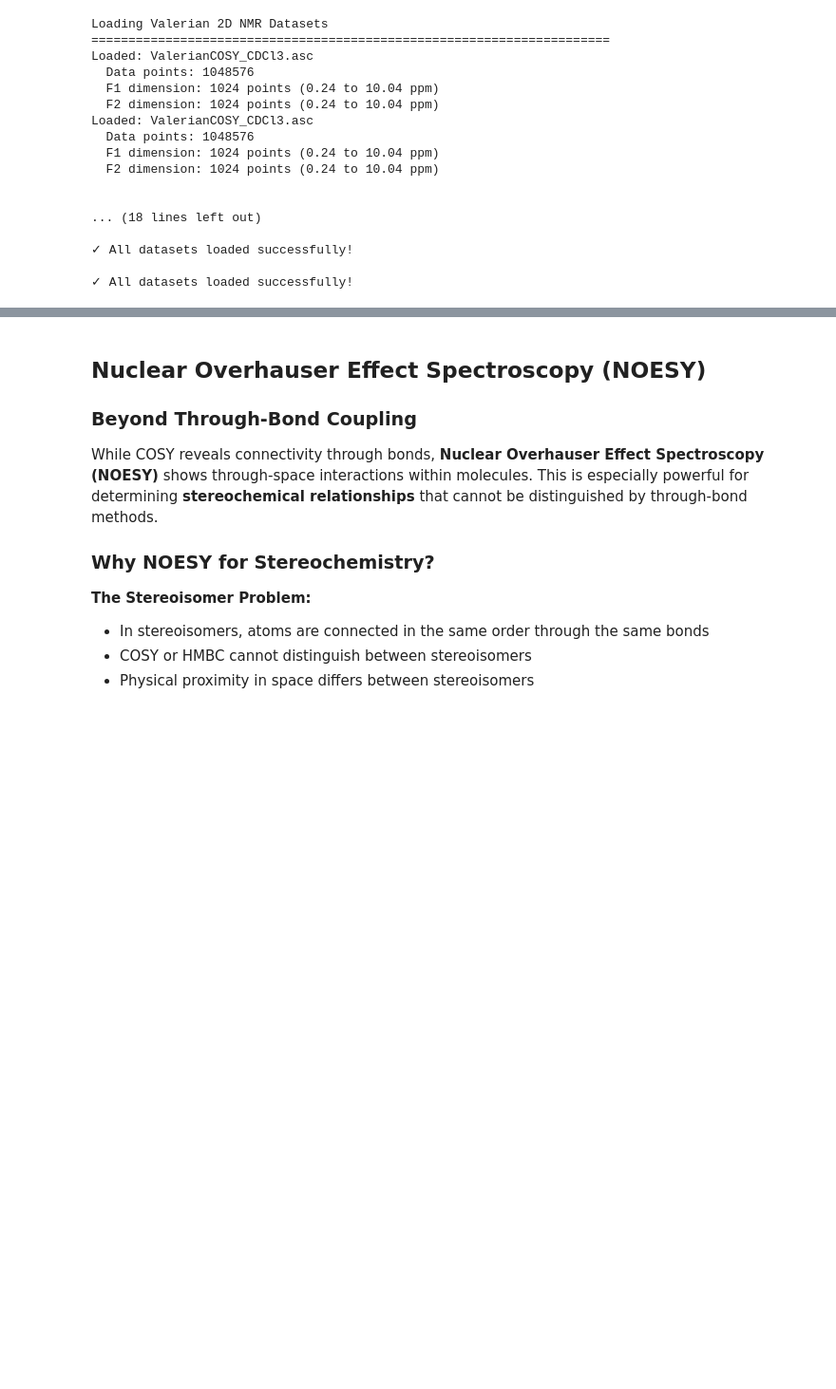
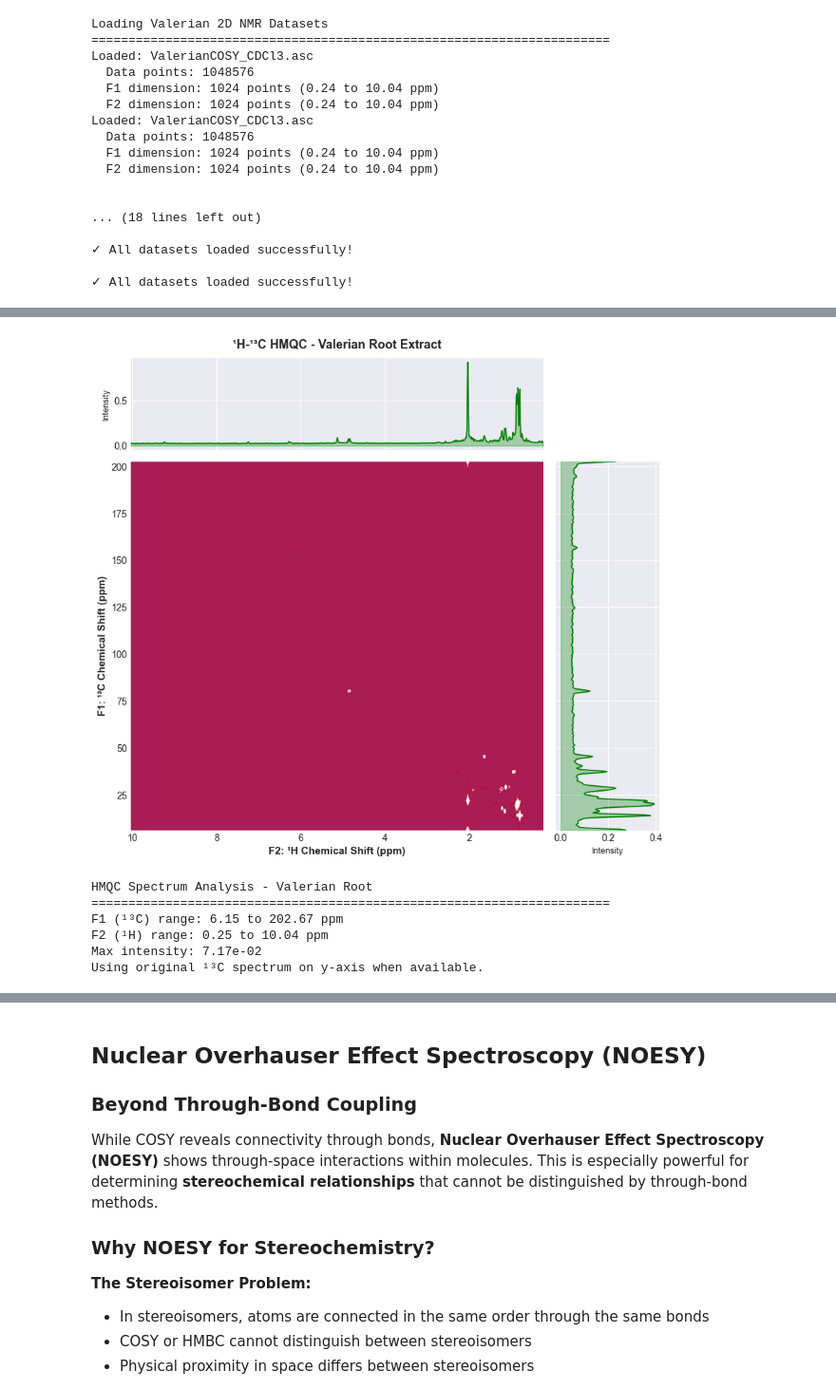
Before and after one commit to Quintinlf/NMR-Project, a Jupyter notebook: fall_semester_2025/2D_nmr.ipynb, the cells around one changed output, grey strips where cells are left out. Shown at 95% size. Cells and saved outputs as stored; diff of their text form; code cells hidden in the pictures; blank space fills up the shorter version.

```diff
--- a/fall_semester_2025/2D_nmr.ipynb
+++ b/fall_semester_2025/2D_nmr.ipynb
@@ -1294,0 +691,72 @@ This notebook now includes **real experimental 2D NMR data** from Valerian root
+# %%
+# Plot HMQC spectrum from real Valerian data with projections (use original ¹³C spectrum on y-axis)
+
+fig = plt.figure(figsize=(10, 9))
+gs = fig.add_gridspec(2, 2, width_ratios=[4, 1], height_ratios=[1, 4],
+                      hspace=0.05, wspace=0.05)
+
+ax_main = fig.add_subplot(gs[1, 0])
+
+# Use a multicolor map so “spots” appear in different colors
+contourf = ax_main.contourf(hmqc_data['f2_grid'], hmqc_data['f1_grid'],
+                            hmqc_data['intensity_grid'],
+                            levels=60, cmap='Spectral', alpha=0.9)
+# Outline levels to enhance spots on white
+ax_main.contour(hmqc_data['f2_grid'], hmqc_data['f1_grid'],
+                hmqc_data['intensity_grid'],
+                levels=levels_hmqc, colors='white', linewidths=0.8, alpha=0.6)
+
+ax_main.set_xlabel('F2: ¹H Chemical Shift (ppm)', fontsize=11, fontweight='bold')
+ax_main.set_ylabel('F1: ¹³C Chemical Shift (ppm)', fontsize=11, fontweight='bold')
+ax_main.invert_xaxis()
+ax_main.invert_yaxis()
+
+# Top projection (F2 - ¹H dimension)
+ax_top = fig.add_subplot(gs[0, 0], sharex=ax_main)
+f2_projection = np.sum(hmqc_data['intensity_grid'], axis=0)
+ax_top.plot(hmqc_data['f2'], f2_projection, 'g-', linewidth=1.2)
+ax_top.fill_between(hmqc_data['f2'], f2_projection, alpha=0.3, color='green')
+ax_top.set_ylabel('Intensity', fontsize=9)
+ax_top.tick_params(labelbottom=False)
+ax_top.set_title('¹H-¹³C HMQC - Valerian Root Extract', fontsize=13, fontweight='bold', pad=10)
+
+# Right projection (F1 - ¹³C dimension) - prefer 1D carbon spectrum
+ax_right = fig.add_subplot(gs[1, 1], sharey=ax_main)
+if has_carbon_1d:
+    from scipy.interpolate import interp1d
+    mask = (c13_ppm >= hmqc_data['f1'].min()) & (c13_ppm <= hmqc_data['f1'].max())
+    if mask.sum() > 10:
+        interp_func = interp1d(c13_ppm[mask], c13_intensity[mask], kind='linear', bounds_error=False, fill_value=0.0)
+        f1_spectrum = interp_func(hmqc_data['f1'])
+        ax_right.plot(f1_spectrum, hmqc_data['f1'], 'b-', linewidth=1.2, label='¹³C spectrum')
+        ax_right.fill_betweenx(hmqc_data['f1'], f1_spectrum, alpha=0.3, color='blue')
+    else:
+        f1_projection = np.sum(hmqc_data['intensity_grid'], axis=1)
+        ax_right.plot(f1_projection, hmqc_data['f1'], 'g-', linewidth=1.2, label='F1 projection')
+        ax_right.fill_betweenx(hmqc_data['f1'], f1_projection, alpha=0.3, color='green')
+else:
+    f1_projection = np.sum(hmqc_data['intensity_grid'], axis=1)
+    ax_right.plot(f1_projection, hmqc_data['f1'], 'g-', linewidth=1.2, label='F1 projection')
+    ax_right.fill_betweenx(hmqc_data['f1'], f1_projection, alpha=0.3, color='green')
+
+ax_right.set_xlabel('Intensity', fontsize=9)
+ax_right.tick_params(labelleft=False)
+ax_right.invert_yaxis()  # match main
+
+plt.tight_layout()
+plt.show()
+
+print("HMQC Spectrum Analysis - Valerian Root")
+print("=" * 70)
+print(f"F1 (¹³C) range: {hmqc_data['f1'].min():.2f} to {hmqc_data['f1'].max():.2f} ppm")
+print(f"F2 (¹H) range: {hmqc_data['f2'].min():.2f} to {hmqc_data['f2'].max():.2f} ppm")
+print(f"Max intensity: {max_intensity_hmqc:.2e}")
+print("Using original ¹³C spectrum on y-axis when available.")
+# %% [output]
+[figure, added]
+HMQC Spectrum Analysis - Valerian Root
+======================================================================
+F1 (¹³C) range: 6.15 to 202.67 ppm
+F2 (¹H) range: 0.25 to 10.04 ppm
+Max intensity: 7.17e-02
+Using original ¹³C spectrum on y-axis when available.
```
Also changed, not shown: parts of 26 cells of this notebook, 11 other files.
